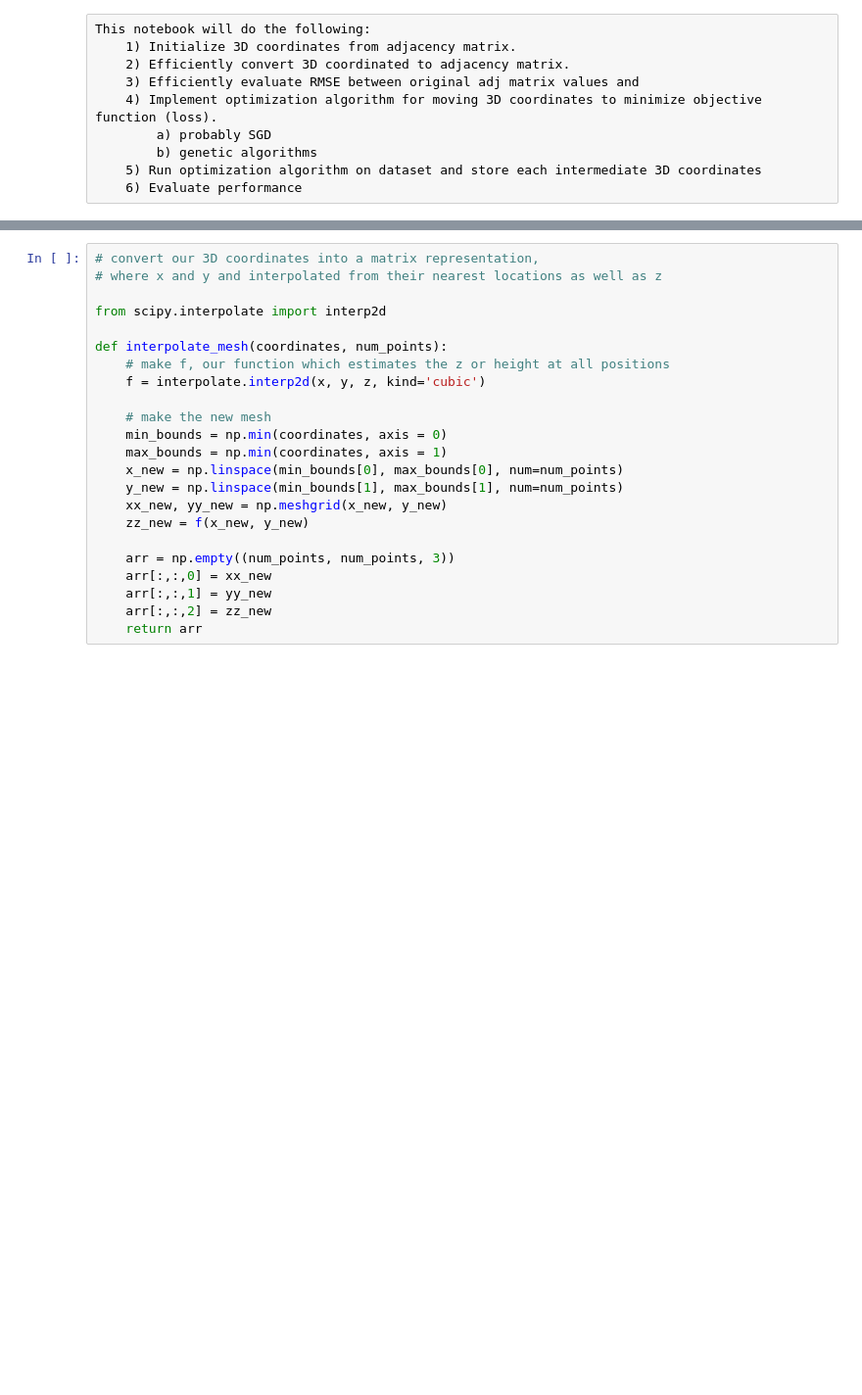
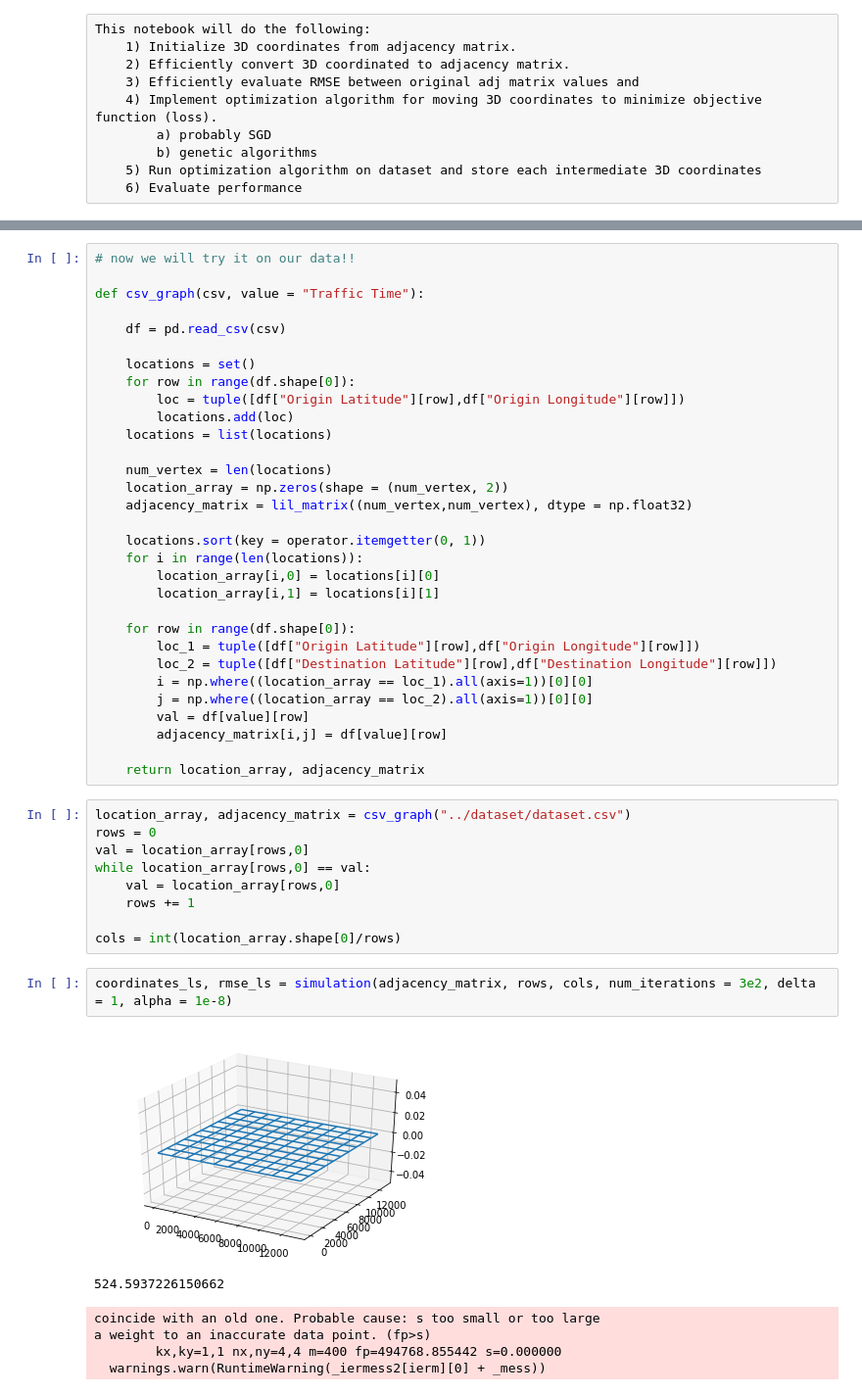
Before and after one commit to gt-big-data/TimePlotter, a Jupyter notebook: analysis/Analysis.ipynb, the cells around one changed output, grey strips where cells are left out. Shown at 98% size. Cells and saved outputs as stored; diff of their text form; blank space fills up the shorter version.

```diff
--- a/analysis/Analysis.ipynb
+++ b/analysis/Analysis.ipynb
@@ -95,23 +333,49 @@ df.to_csv(path)
-# %%
-# convert our 3D coordinates into a matrix representation,
-# where x and y and interpolated from their nearest locations as well as z
-
-from scipy.interpolate import interp2d
-
-def interpolate_mesh(coordinates, num_points):
-    # make f, our function which estimates the z or height at all positions
-    f = interpolate.interp2d(x, y, z, kind='cubic')
-
-    # make the new mesh
-    min_bounds = np.min(coordinates, axis = 0)
-    max_bounds = np.min(coordinates, axis = 1)
-    x_new = np.linspace(min_bounds[0], max_bounds[0], num=num_points)
-    y_new = np.linspace(min_bounds[1], max_bounds[1], num=num_points)
-    xx_new, yy_new = np.meshgrid(x_new, y_new)
-    zz_new = f(x_new, y_new)
-
-    arr = np.empty((num_points, num_points, 3))
-    arr[:,:,0] = xx_new
-    arr[:,:,1] = yy_new
-    arr[:,:,2] = zz_new
-    return arr
+# %%
+# now we will try it on our data!!
+
+def csv_graph(csv, value = "Traffic Time"):
+
+    df = pd.read_csv(csv)
+
+    locations = set()
+    for row in range(df.shape[0]):
+        loc = tuple([df["Origin Latitude"][row],df["Origin Longitude"][row]])
+        locations.add(loc)
+    locations = list(locations)
+
+    num_vertex = len(locations)
+    location_array = np.zeros(shape = (num_vertex, 2))
+    adjacency_matrix = lil_matrix((num_vertex,num_vertex), dtype = np.float32)
+
+    locations.sort(key = operator.itemgetter(0, 1))
+    for i in range(len(locations)):
+        location_array[i,0] = locations[i][0]
+        location_array[i,1] = locations[i][1]
+
+    for row in range(df.shape[0]):
+        loc_1 = tuple([df["Origin Latitude"][row],df["Origin Longitude"][row]])
+        loc_2 = tuple([df["Destination Latitude"][row],df["Destination Longitude"][row]])
+        i = np.where((location_array == loc_1).all(axis=1))[0][0]
+        j = np.where((location_array == loc_2).all(axis=1))[0][0]
+        val = df[value][row]
+        adjacency_matrix[i,j] = df[value][row]
+
+    return location_array, adjacency_matrix
+# %%
+location_array, adjacency_matrix = csv_graph("../dataset/dataset.csv")
+rows = 0
+val = location_array[rows,0]
+while location_array[rows,0] == val:
+    val = location_array[rows,0]
+    rows += 1
+
+cols = int(location_array.shape[0]/rows)
+# %%
+coordinates_ls, rmse_ls = simulation(adjacency_matrix, rows, cols, num_iterations = 3e2, delta = 1, alpha = 1e-8)
+# %% [output]
+[figure, added]
+524.5937226150662
+coincide with an old one. Probable cause: s too small or too large
+a weight to an inaccurate data point. (fp>s)
+        kx,ky=1,1 nx,ny=4,4 m=400 fp=494768.855442 s=0.000000
+  warnings.warn(RuntimeWarning(_iermess2[ierm][0] + _mess))
```
Also changed, not shown: parts of 24 cells of this notebook, 2 other files.
